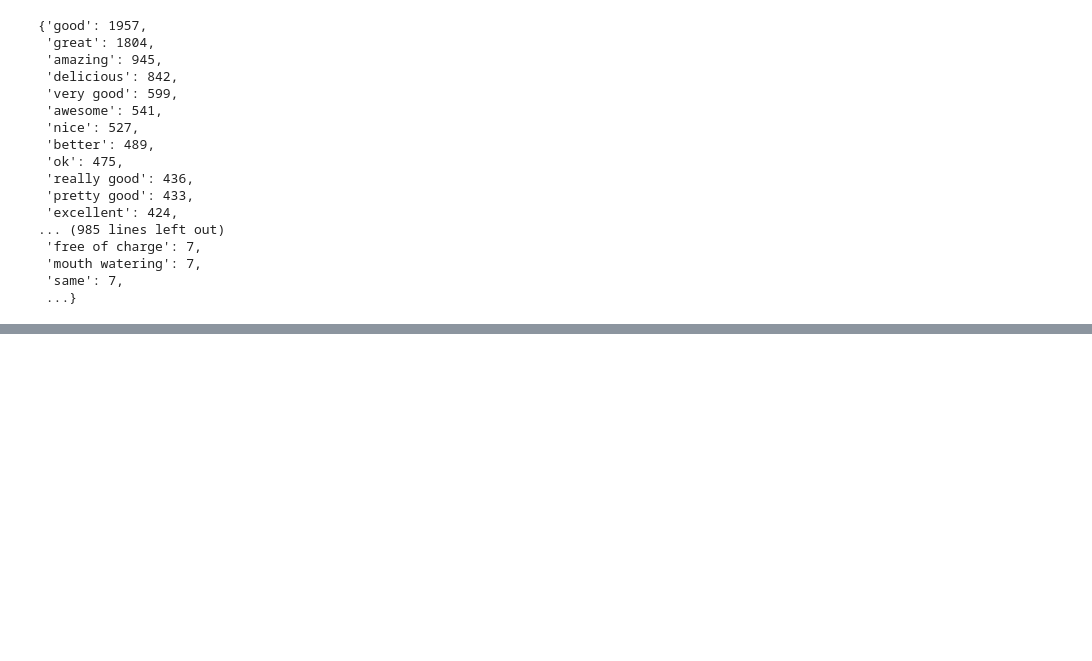
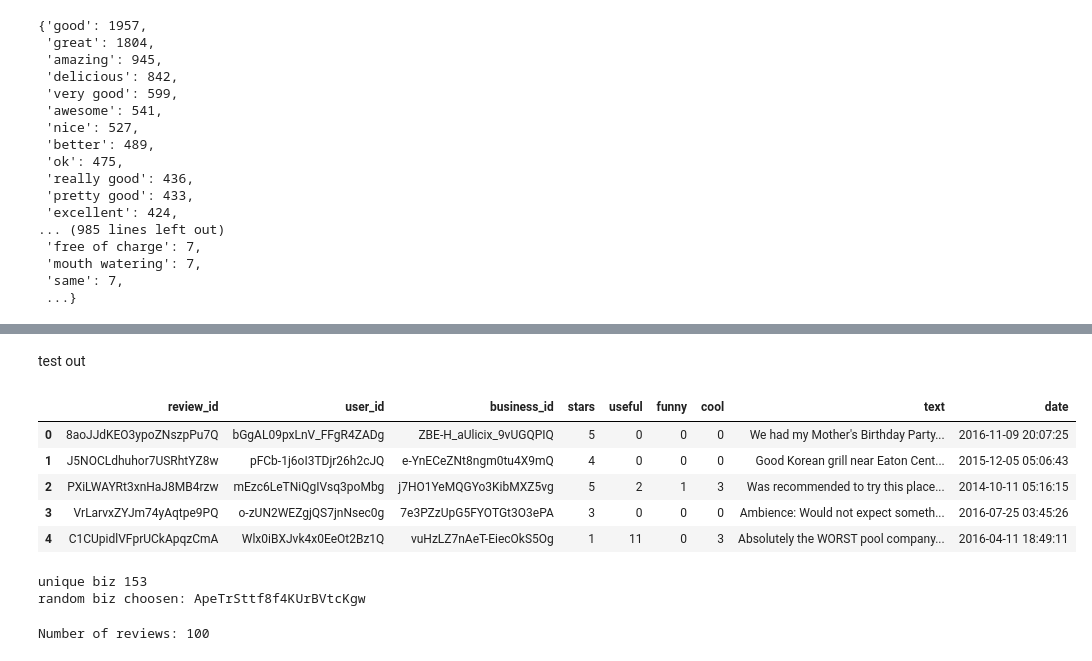
Before and after one commit to estherc247/cz4045_nlp, a Jupyter notebook: src/extraction last part.ipynb, the cells around one changed output, grey strips where cells are left out. Drawn from its saved outputs; the diff is of its cells as text; code cells hidden in the pictures; blank space fills up the shorter version.

```diff
--- a/src/extraction last part.ipynb
+++ b/src/extraction last part.ipynb
@@ -251,0 +567,25 @@ dict_sorted
+# %%
+df = pd.read_json('../data/reviewSelected100.json', lines=True, encoding = "ISO-8859-1")
+text = df['text'].astype('str')
+
+def get_random_business(df):
+    unique_biz = df['business_id'].unique()
+    print('unique biz {}'.format(len(unique_biz)))
+    random_biz = random.choice(unique_biz)
+    print('random biz choosen: {}'.format(random_biz))
+    return random_biz
+
+def get_all_reviews_from_biz(biz):
+    rows = df.loc[df['business_id'] == biz]
+    text = rows['text'].astype('str')
+    text_list = rows['text'].tolist()
+    print('Number of reviews: {}'.format(len(rows)))
+#     print("Number of sentences in all reviews {}".format(l))
+    return tuple(text_list)
+
+def get_indicative_adjp(common_adjp, biz_adjp_list):
+    indicative_adjp = []
+    for adjp in biz_adjp_list:
+        if adjp not in common_adjp:
+            indicative_adjp.append(adjp)
+    return indicative_adjp
@@ -251,0 +722,21 @@ dict_sorted
+# %% [markdown]
+test out
+# %%
+df.head()
+# %% [output]
+|  | review_id | user_id | business_id | stars | useful | funny | cool | text | date |
+| 0 | 8aoJJdKEO3ypoZNszpPu7Q | bGgAL09pxLnV_FFgR4ZADg | ZBE-H_aUlicix_9vUGQPIQ | 5 | 0 | 0 | 0 | We had my Mother's Birthday Party... | 2016-11-09 20:07:25 |
+| 1 | J5NOCLdhuhor7USRhtYZ8w | pFCb-1j6oI3TDjr26h2cJQ | e-YnECeZNt8ngm0tu4X9mQ | 4 | 0 | 0 | 0 | Good Korean grill near Eaton Cent... | 2015-12-05 05:06:43 |
+| 2 | PXiLWAYRt3xnHaJ8MB4rzw | mEzc6LeTNiQgIVsq3poMbg | j7HO1YeMQGYo3KibMXZ5vg | 5 | 2 | 1 | 3 | Was recommended to try this place... | 2014-10-11 05:16:15 |
+| 3 | VrLarvxZYJm74yAqtpe9PQ | o-zUN2WEZgjQS7jnNsec0g | 7e3PZzUpG5FYOTGt3O3ePA | 3 | 0 | 0 | 0 | Ambience: Would not expect someth... | 2016-07-25 03:45:26 |
+| 4 | C1CUpidlVFprUCkApqzCmA | Wlx0iBXJvk4x0EeOt2Bz1Q | vuHzLZ7nAeT-EiecOkS5Og | 1 | 11 | 0 | 3 | Absolutely the WORST pool company... | 2016-04-11 18:49:11 |
+# %%
+random_biz = get_random_business(df)
+# %% [output]
+unique biz 153
+random biz choosen: ApeTrSttf8f4KUrBVtcKgw
+# %%
+# tuple of reviews
+all_reviews = get_all_reviews_from_biz(random_biz)
+# %% [output]
+Number of reviews: 100
```
Also changed, not shown: parts of 30 cells of this notebook.
